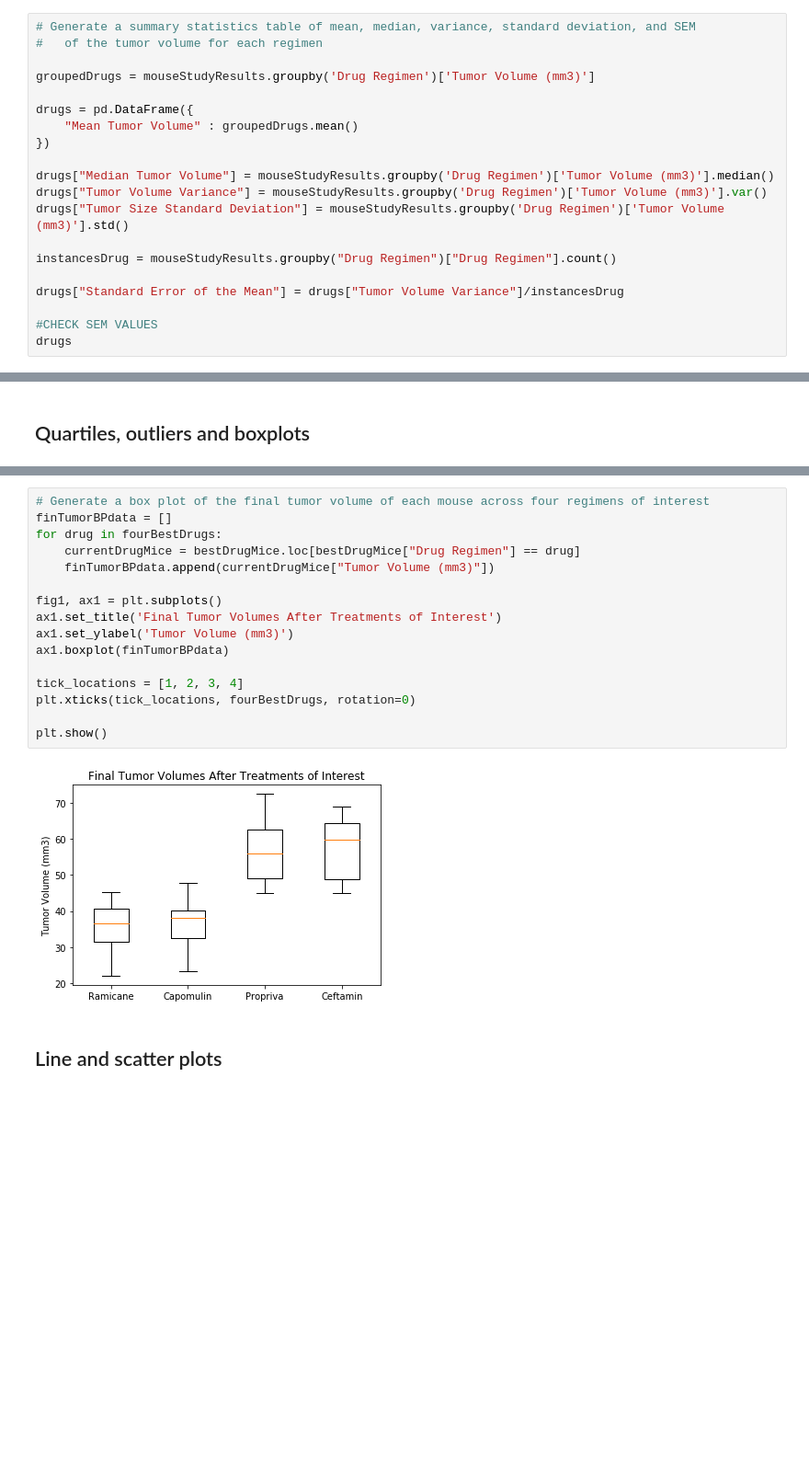
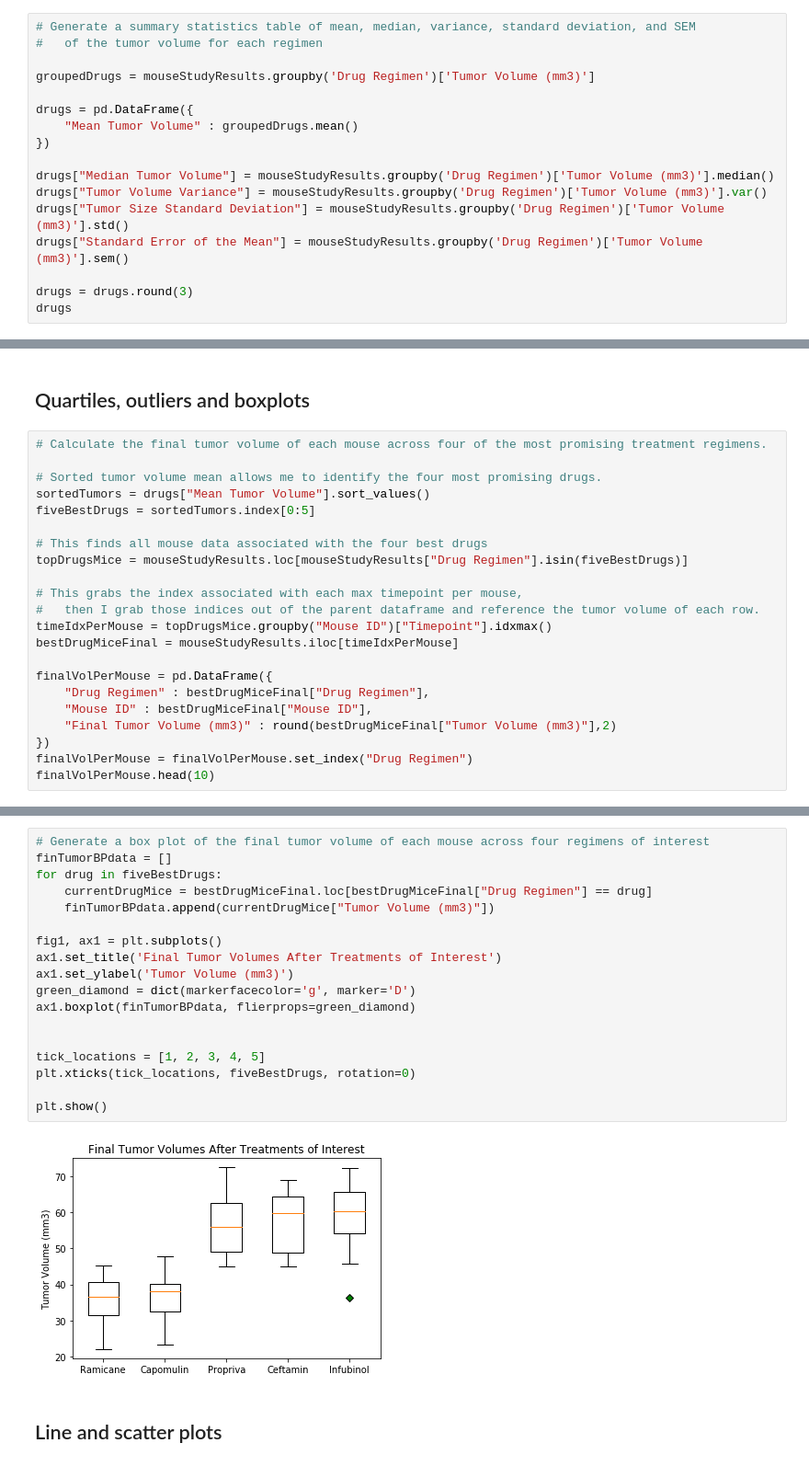
Before and after one commit to rose-gonoud/matplotlib-challenge, a Jupyter notebook: Pymaceuticals/My Pymaceuticals Solution.ipynb, the cells around one changed output, grey strips where cells are left out. Shown at 92% size. Drawn from its saved outputs; the diff is of its cells as text; blank space fills up the shorter version.

```diff
--- a/Pymaceuticals/My Pymaceuticals Solution.ipynb
+++ b/Pymaceuticals/My Pymaceuticals Solution.ipynb
@@ -50,12 +50,9 @@ drugs = pd.DataFrame({
 drugs["Median Tumor Volume"] = mouseStudyResults.groupby('Drug Regimen')['Tumor Volume (mm3)'].median()
 drugs["Tumor Volume Variance"] = mouseStudyResults.groupby('Drug Regimen')['Tumor Volume (mm3)'].var()
 drugs["Tumor Size Standard Deviation"] = mouseStudyResults.groupby('Drug Regimen')['Tumor Volume (mm3)'].std()
+drugs["Standard Error of the Mean"] = mouseStudyResults.groupby('Drug Regimen')['Tumor Volume (mm3)'].sem()
 
-instancesDrug = mouseStudyResults.groupby("Drug Regimen")["Drug Regimen"].count()
-
-drugs["Standard Error of the Mean"] = drugs["Tumor Volume Variance"]/instancesDrug
-
-#CHECK SEM VALUES
+drugs = drugs.round(3)
 drugs
 # %% [output]
 |  | Mean Tumor Volume | Median Tumor Volume | Tumor Volume Variance | Tumor Size Standard Deviation | ... |
@@ -122,3 +119,25 @@ Text(0.5, 1.0, 'Male vs Female Mice in Study')
 [figure]
 # %% [markdown]
 ## Quartiles, outliers and boxplots
+# %%
+# Calculate the final tumor volume of each mouse across four of the most promising treatment regimens.
+
+# Sorted tumor volume mean allows me to identify the four most promising drugs.
+sortedTumors = drugs["Mean Tumor Volume"].sort_values()
+fiveBestDrugs = sortedTumors.index[0:5]
+
+# This finds all mouse data associated with the four best drugs
+topDrugsMice = mouseStudyResults.loc[mouseStudyResults["Drug Regimen"].isin(fiveBestDrugs)]
+
+# This grabs the index associated with each max timepoint per mouse,
+#   then I grab those indices out of the parent dataframe and reference the tumor volume of each row.
+timeIdxPerMouse = topDrugsMice.groupby("Mouse ID")["Timepoint"].idxmax()
+bestDrugMiceFinal = mouseStudyResults.iloc[timeIdxPerMouse]
+
+finalVolPerMouse = pd.DataFrame({
+    "Drug Regimen" : bestDrugMiceFinal["Drug Regimen"],
+    "Mouse ID" : bestDrugMiceFinal["Mouse ID"],
+    "Final Tumor Volume (mm3)" : round(bestDrugMiceFinal["Tumor Volume (mm3)"],2)
+})
+finalVolPerMouse = finalVolPerMouse.set_index("Drug Regimen")
+finalVolPerMouse.head(10)
@@ -172,21 +210,23 @@ KeyError: 0.25
 # %%
 # Generate a box plot of the final tumor volume of each mouse across four regimens of interest
 finTumorBPdata = []
-for drug in fourBestDrugs:
-    currentDrugMice = bestDrugMice.loc[bestDrugMice["Drug Regimen"] == drug]
+for drug in fiveBestDrugs:
+    currentDrugMice = bestDrugMiceFinal.loc[bestDrugMiceFinal["Drug Regimen"] == drug]
     finTumorBPdata.append(currentDrugMice["Tumor Volume (mm3)"])
 
 fig1, ax1 = plt.subplots()
 ax1.set_title('Final Tumor Volumes After Treatments of Interest')
 ax1.set_ylabel('Tumor Volume (mm3)')
-ax1.boxplot(finTumorBPdata)
+green_diamond = dict(markerfacecolor='g', marker='D')
+ax1.boxplot(finTumorBPdata, flierprops=green_diamond)
 
-tick_locations = [1, 2, 3, 4]
-plt.xticks(tick_locations, fourBestDrugs, rotation=0)
+
+tick_locations = [1, 2, 3, 4, 5]
+plt.xticks(tick_locations, fiveBestDrugs, rotation=0)
 
 plt.show()
 # %% [output]
-[figure, old version]
+[figure, new version]
 # %% [markdown]
 ## Line and scatter plots
 # %%
```
Also changed, not shown: parts of 7 cells of this notebook.
